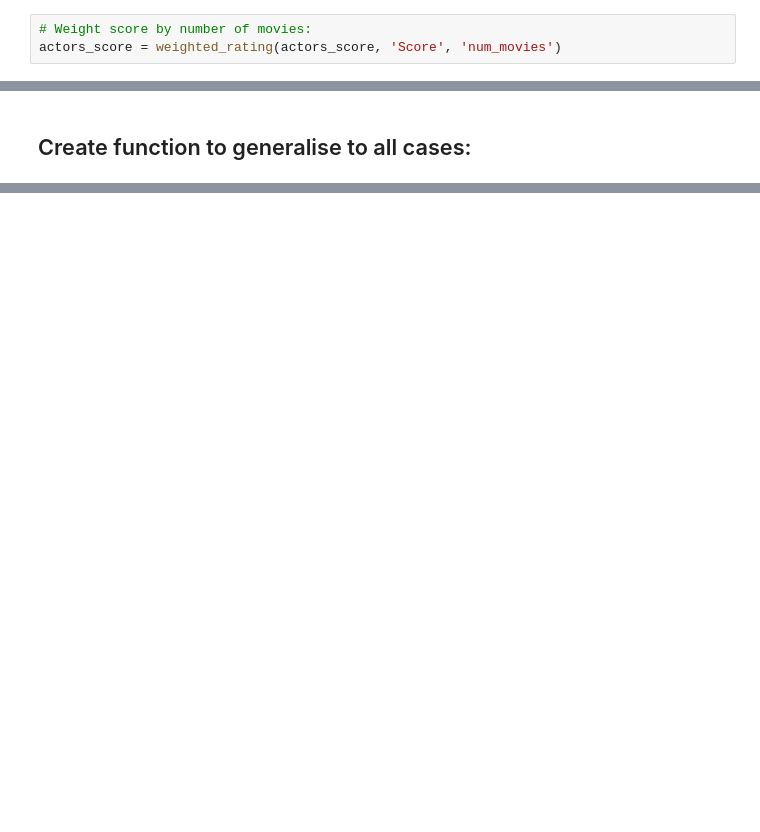
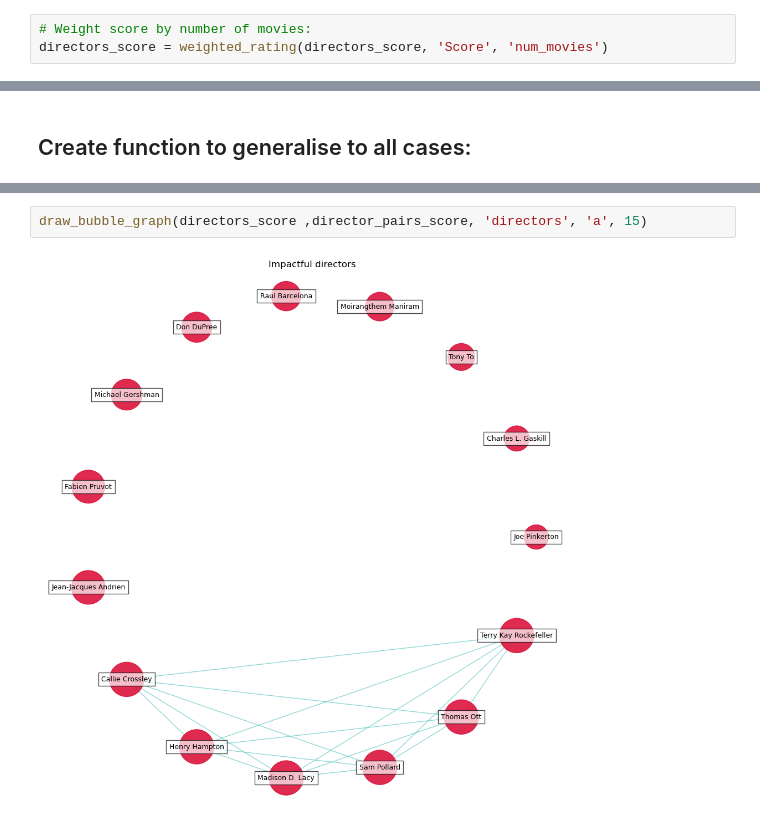
Before and after one commit to epfl-ada/ada-2022-project-theadaholics, a Jupyter notebook: main.ipynb, the cells around one changed output, grey strips where cells are left out. Cells and saved outputs as stored; diff of their text form; blank space fills up the shorter version.

```diff
--- a/main.ipynb
+++ b/main.ipynb
@@ -1272,3 +1267,3 @@ actors_score.head()
 # %%
 # Weight score by number of movies:
-actors_score = weighted_rating(actors_score, 'Score', 'num_movies')
+directors_score = weighted_rating(directors_score, 'Score', 'num_movies')
@@ -2040,0 +2127,4 @@ def draw_bubble_graph(df_score, df_pair_score, feature, genre, N):
+# %%
+draw_bubble_graph(directors_score ,director_pairs_score, 'directors', 'a', 15)
+# %% [output]
+[figure, added]
```
Also changed, not shown: parts of 29 cells of this notebook.
